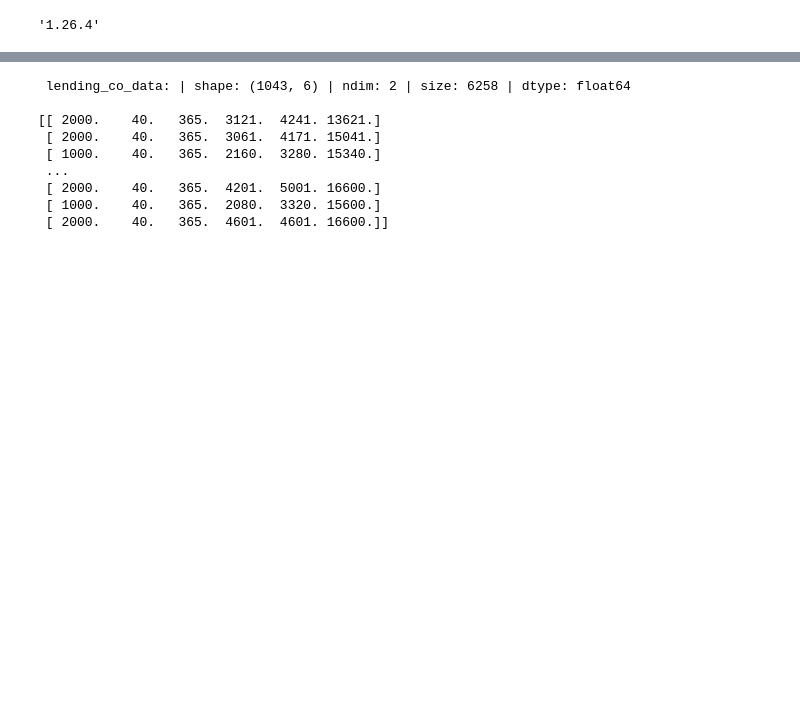
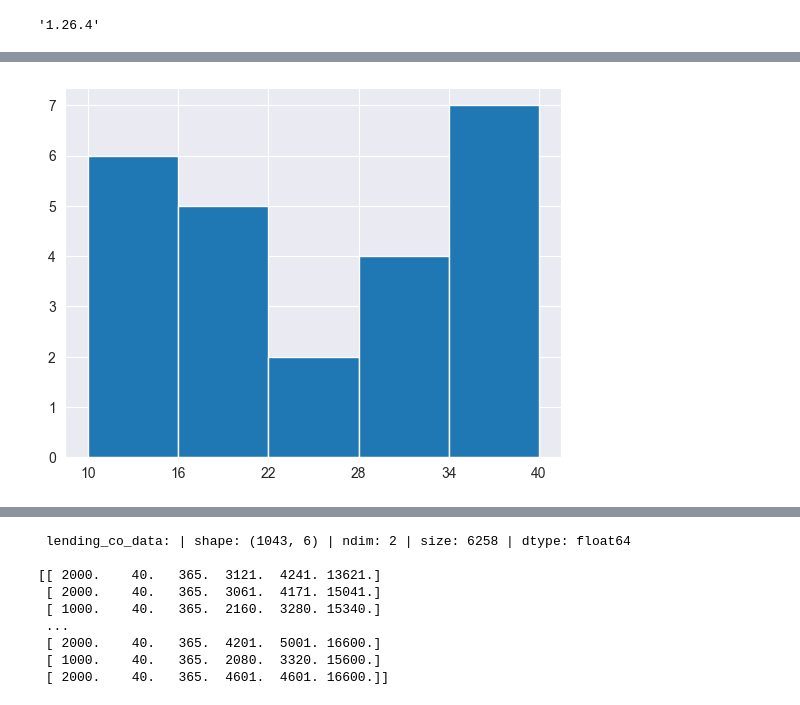
Before and after one commit to jmonti-gh/365DS_jm, a Jupyter notebook: 7_Data_Prepro_Numpy/7_A_practice_exam_3.ipynb, the cells around one changed output, grey strips where cells are left out. Drawn from its saved outputs; the diff is of its cells as text; code cells hidden in the pictures; blank space fills up the shorter version.

```diff
--- a/7_Data_Prepro_Numpy/7_A_practice_exam_3.ipynb
+++ b/7_Data_Prepro_Numpy/7_A_practice_exam_3.ipynb
@@ -126,0 +188,16 @@ def histo2d_w_graph(xv: np.ndarray, yv: np.ndarray,
+# %%
+c_q = np.array([39,30,35,21,22,3,10,3,22,4,21,29,37,34,12,4,35,7,12,19,34,39,1,12,
+                11,28,2,17,3,16,9,33,5,15,9])
+display(show_attr('c_q'))
+display(np.sort(c_q))
+
+# Histogram, density of students in each grade bin
+display(np.histogram(c_q, bins=[1,10,16,22,28,34,40]))
+display(np.histogram(c_q, bins=5, range=(10,40)))
+
+# Another way to resolve the Q6
+display(c_q[(c_q >= 28) & (c_q < 34)])
+print(c_q[(c_q >= 28) & (c_q < 34)].size)
+
+display(c_q[(c_q >= 10) & (c_q < 16)])
+display(c_q[(c_q >= 10) & (c_q < 16)].size)
@@ -126,0 +216,6 @@ def histo2d_w_graph(xv: np.ndarray, yv: np.ndarray,
+# %%
+plt.hist(c_q, bins=5, range=(10,40))
+plt.xticks([10., 16., 22., 28., 34., 40.])
+plt.show()
+# %% [output]
+[figure, added]
```
Also changed, not shown: parts of 21 cells of this notebook, 4 other files.
